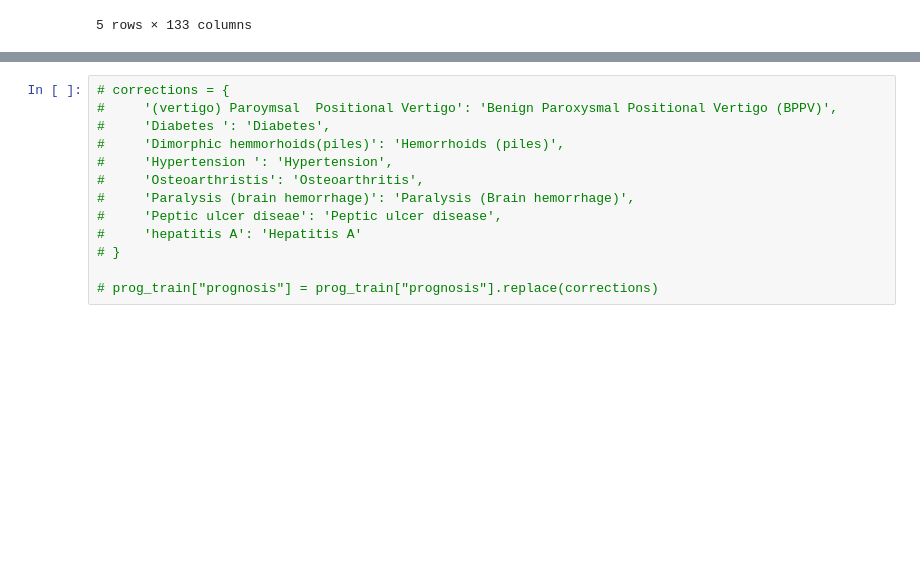
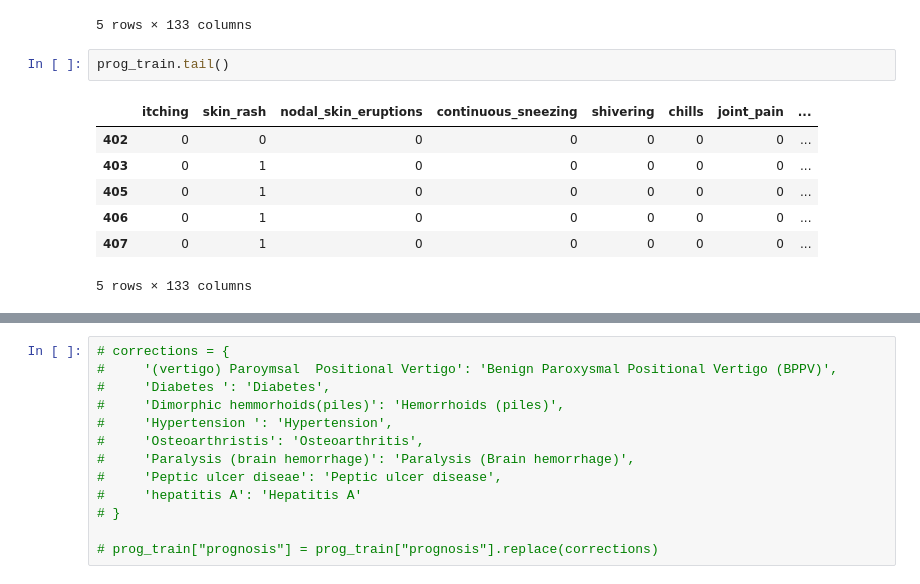
Before and after one commit to anantmishrap001/Vitaledge, a Jupyter notebook: Backend/train_model.ipynb, the cells around one changed output, grey strips where cells are left out. Drawn from its saved outputs; the diff is of its cells as text; blank space fills up the shorter version.

```diff
--- a/Backend/train_model.ipynb
+++ b/Backend/train_model.ipynb
@@ -66,3 +89,13 @@ prog_train.head()
 | 3 | 1 | 1 | 0 | 0 | 0 | 0 | 0 | ... |
 | 4 | 1 | 1 | 1 | 0 | 0 | 0 | 0 | ... |
 5 rows × 133 columns
+# %%
+prog_train.tail()
+# %% [output]
+|  | itching | skin_rash | nodal_skin_eruptions | continuous_sneezing | shivering | chills | joint_pain | ... |
+| 402 | 0 | 0 | 0 | 0 | 0 | 0 | 0 | ... |
+| 403 | 0 | 1 | 0 | 0 | 0 | 0 | 0 | ... |
+| 405 | 0 | 1 | 0 | 0 | 0 | 0 | 0 | ... |
+| 406 | 0 | 1 | 0 | 0 | 0 | 0 | 0 | ... |
+| 407 | 0 | 1 | 0 | 0 | 0 | 0 | 0 | ... |
+5 rows × 133 columns
```
Also changed, not shown: parts of 19 cells of this notebook, 7 other files.
